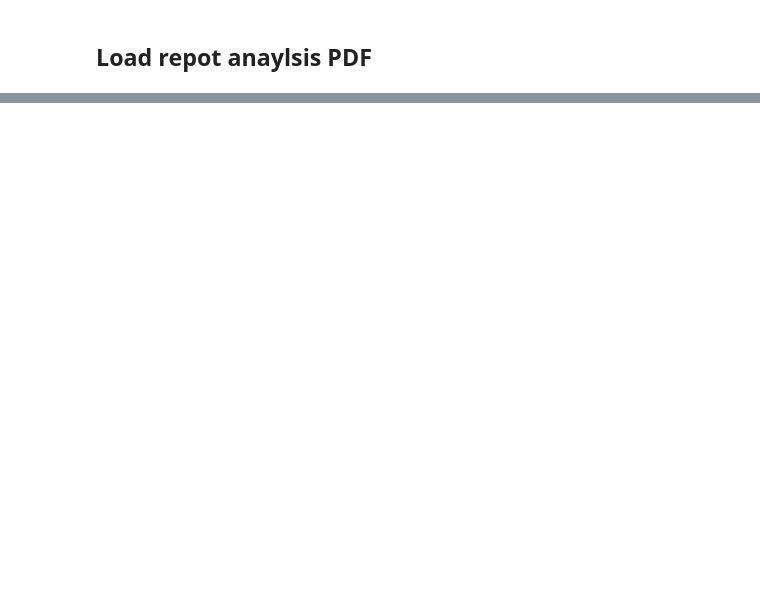
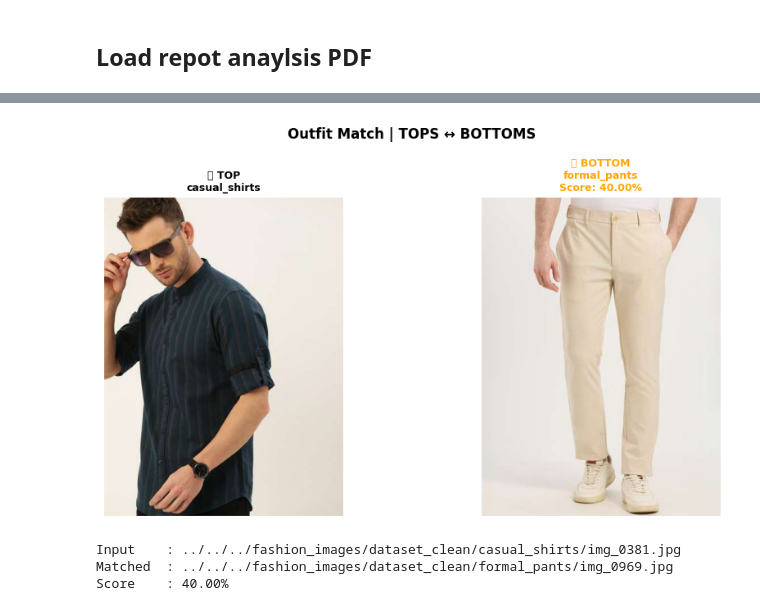
Before and after one commit to Mipjeiger/Fashion-recommendation-RAG-Finetuing-LLM-ML-Engineer-end-to-end, a Jupyter notebook: pipelines/ai_engineer/LLM/llm_integration.ipynb, the cells around one changed output, grey strips where cells are left out. Saved outputs shown, nothing was run; the diff lists cells and outputs as text; code cells hidden in the pictures; blank space fills up the shorter version.

Commit message:
updated fashion recommendation -> images feature matching based on dataframe

```diff
--- a/pipelines/ai_engineer/LLM/llm_integration.ipynb
+++ b/pipelines/ai_engineer/LLM/llm_integration.ipynb
@@ -406,0 +426,14 @@ render_report(pages)
+# %%
+image_paths_df_images = df_images['image_path'].iloc[:len(df)].reset_index(drop=True) # Define image_paths here before attaching to df
+subcategory_paths_df_images = df_images['subcategory'].iloc[:len(df)].reset_index(drop=True) # Define subcategory_paths here before attaching to df
+category_paths_df_images = df_images['category'].iloc[:len(df)].reset_index(drop=True) # Define category_paths here before attaching to df
+
+# Attach to df
+df_merged = df.copy()
+df_merged['image_path'] = image_paths_df_images
+df_merged['subcategory'] = subcategory_paths_df_images
+df_merged['category'] = category_paths_df_images
+
+print(f"Merged shape:         {df_merged.shape}")          # 298,150
+print(f"Missing image_path:   {df_merged['image_path'].isna().sum()}")  # should be 0
+print(df_merged[['item_id', 'image_path']].head())
@@ -406,0 +449,4 @@ render_report(pages)
+# %%
+# Fix paths for diplay on df_merged
+df_merged['image_path'] = list(df_merged['image_path'].apply(lambda x: str(x).replace("../", "../../../")))
+df_merged.head()
@@ -406,0 +473,54 @@ render_report(pages)
+# %%
+from difflib import SequenceMatcher
+import os
+import random
+
+# Buikd fast lookup: filename -> (Category, Subcategory, Full Path)
+lookup = {
+    Path(str(r['image_path'])).name: r for _, r in df_merged.drop_duplicates(subset=['image_path']).iterrows()
+}
+
+def match_outfit(image_path, df_merged):
+    input_name = Path(str(image_path)).name
+    input_row = lookup.get(input_name)
+
+    if input_row is None:
+        print(f"Image {input_name} not found in dataset.")
+
+    input_category = str(input_row['category']).lower()
+    input_subcategory = str(input_row['subcategory']).lower()
+    target_category = 'bottoms' if input_category == 'tops' else 'tops'
+
+    # Filter opposite category & score
+    df_opp = df_merged[df_merged['category'].str.lower() == target_category]
+    df_opp = df_opp.assign(score=df_opp['subcategory'].apply(
+        lambda s: SequenceMatcher(None, input_subcategory, str(s).lower()).ratio()
+    ))
+    best = df_opp.loc[df_opp['score'].idxmax()]
+    percentage = best['score'] * 100
+
+    # Display
+    color = 'green' if percentage > 70 else 'orange' if percentage >= 40 else 'red'
+    fig, axes = plt.subplots(1, 2, figsize=(10, 5))
+    axes[0].imshow(Image.open(image_path));         axes[0].axis('off')
+    axes[0].set_title(f"{'👕 TOP' if input_category=='tops' else '👖 BOTTOM'}\n{input_subcategory}", fontsize=9, fontweight='bold')
+    axes[1].imshow(Image.open(best['image_path'])); axes[1].axis('off')
+    axes[1].set_title(f"{'👖 BOTTOM' if input_category=='tops' else '👕 TOP'}\n{best['subcategory']}\nScore: {percentage:.2f}%", fontsize=9, color=color, fontweight='bold')
+    plt.suptitle(f"Outfit Match | {input_category.upper()} ↔ {target_category.upper()}", fontweight='bold')
+    plt.tight_layout(); plt.show()
+
+    return best, best['score']
+
+# Example usage
+PATH_IMAGES = Path("../../../fashion_images/dataset_clean")
+test_image_path = str(random.choice(list(PATH_IMAGES.rglob("*.jpg"))))
+
+best, score = match_outfit(test_image_path, df_merged)
+print(f"Input    : {test_image_path}")
+print(f"Matched  : {best['image_path']}")
+print(f"Score    : {score * 100:.2f}%")
+# %% [output]
+[figure, added]
+Input    : ../../../fashion_images/dataset_clean/casual_shirts/img_0381.jpg
+Matched  : ../../../fashion_images/dataset_clean/formal_pants/img_0969.jpg
+Score    : 40.00%
```
Also changed, not shown: parts of 17 cells of this notebook, 1 other file.
